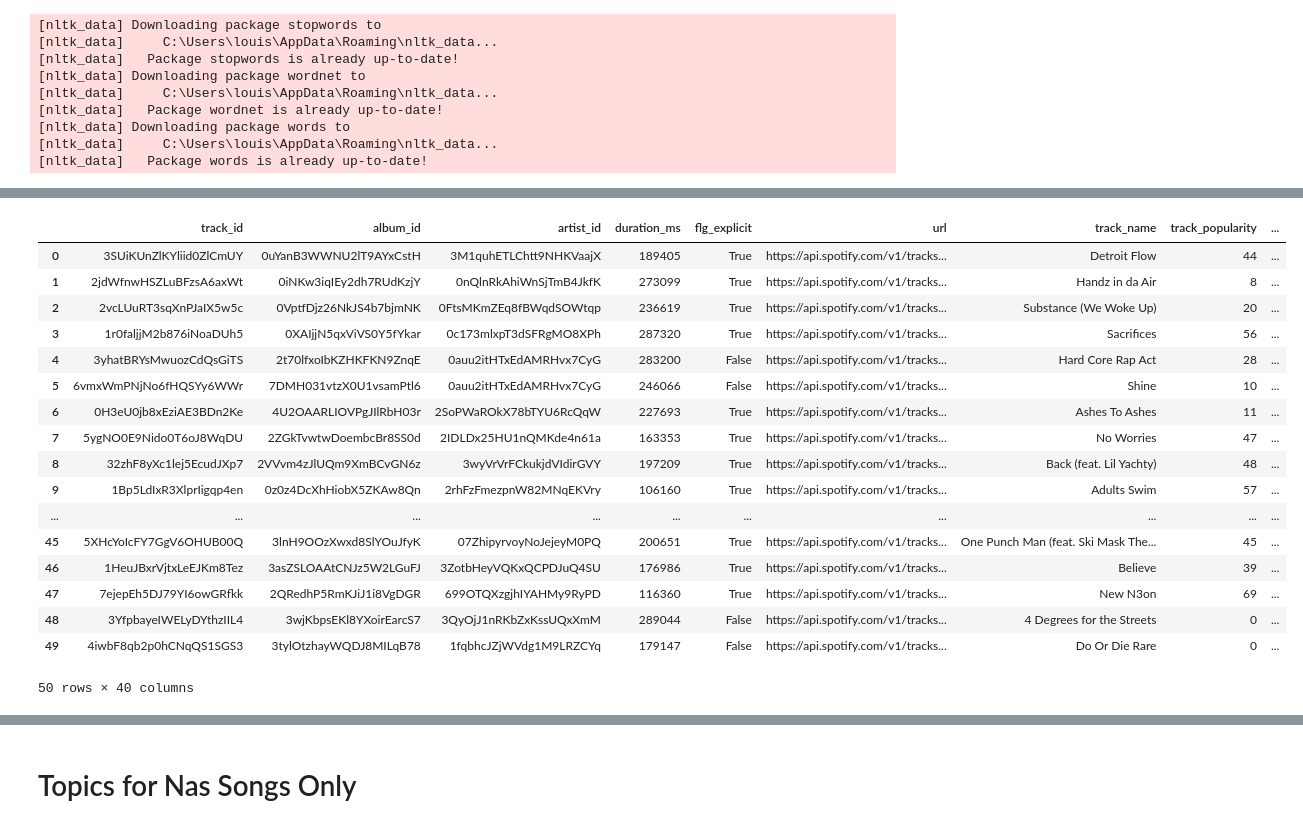
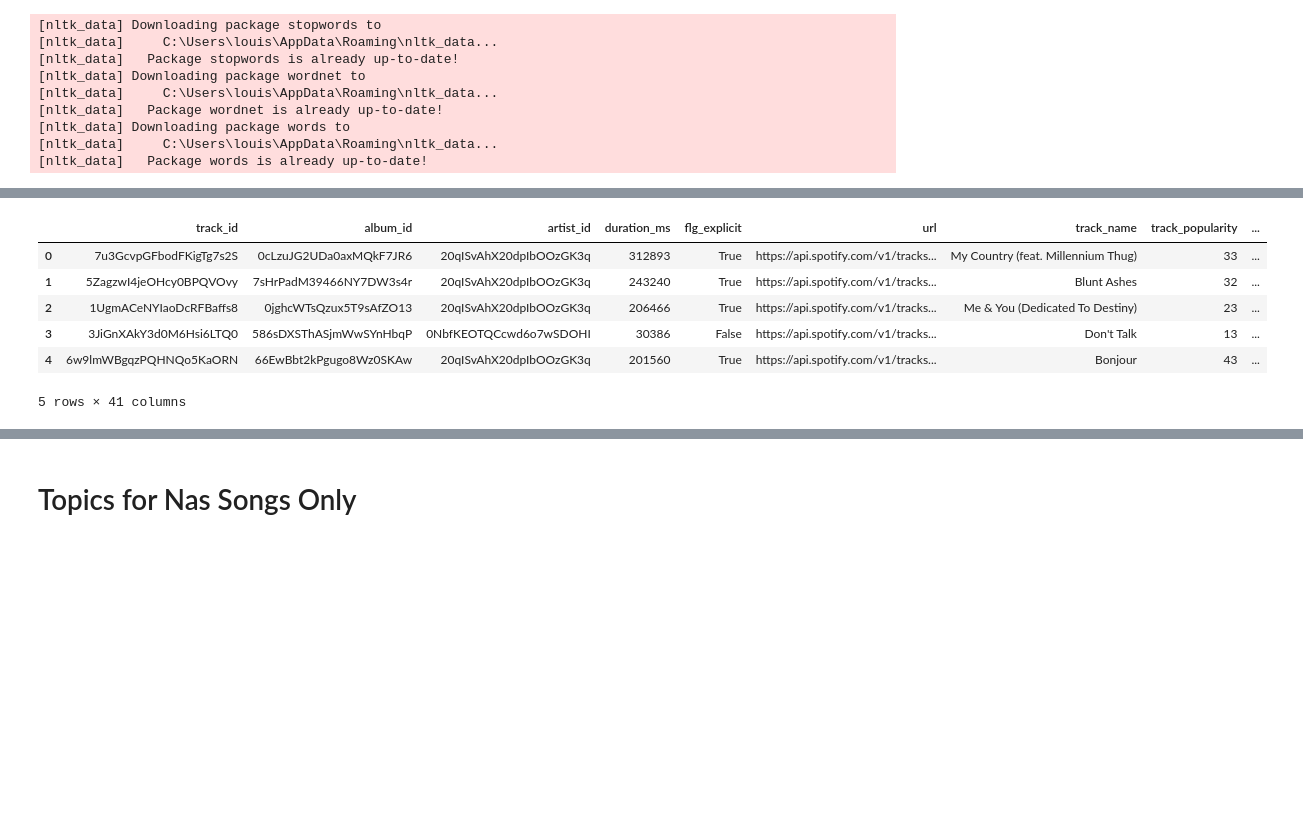
Before and after one commit to zack-tan/music-lyrics-analysis, a Jupyter notebook: Feature2Louis.ipynb, the cells around one changed output, grey strips where cells are left out. Cells and saved outputs as stored; diff of their text form; code cells hidden in the pictures; blank space fills up the shorter version.

```diff
--- a/Feature2Louis.ipynb
+++ b/Feature2Louis.ipynb
@@ -102,10 +103,11 @@ def get_coherence(model, text, id_dict, method='c_v'):
 # %%
 ### Function to join document-topic scores back to document dataset
 #Args: dataframe to join back into, corpus/bow, model to extract topics from
-def get_topics_in_df(df, corpus, model):
+def get_topics_in_df(df, corpus, model, num_topics):
 
     #set minimum probability to 0 to ensure all topic scores are extracted
-    get_document_topics = [model.get_document_topics(item,minimum_probability =0) for item in corpus]
+    get_document_topics = [model.get_document_topics(item, minimum_probability = -1, minimum_phi_value = -1) for item in corpus]
+    document_topic_list = get_document_topics
 
     temp_df = []
     for i in range(len(get_document_topics)):
@@ -117,6 +119,15 @@ def get_topics_in_df(df, corpus, model):
     temp_df = pd.DataFrame(temp_df)
     df = df.join(temp_df)
 
+    df.iloc[:,-num_topics:] = 0
+
+    j = 0
+    for document in document_topic_list:
+        for tup in document:
+            df.iloc[j, (len(df.columns) - (num_topics - int(tup[0]))) ] = float(tup[1])
+
+        j += 1
+
     return df
 # %%
 lyrics_lemmatized_all = lemmatizer(df_lyrics)
@@ -133,8 +144,8 @@ lda_model_all = LdaModel(corpus = corpus_all,
                     num_topics = ntopics,
                     random_state = 123,
                     passes=4,
-                    alpha=0.01,
-                    eta=0.01,
+                    alpha=0,
+                    eta=2,
                     per_word_topics=True)
 # %%
 #Show the LDA topics: topic 0
@@ -203,27 +202,28 @@ topic_names = {
+# %%
+#Name the topics
+topic_names = {
+    0:"Musicality/Flow/Lyricism",
+    1:"Flex/Money",
+    2:"Romance/Feelings",
+    3:"Struggle/Grind/Hustle",
+    4:"Trap/Drug",
+    5:"Violence/Gangster",
+    6:"Party/Sexuality",
+    7:"Feats/Artists/Shoutouts"
+}
 # %%
 #Join topics back to dataframe
 df_lyrics_topics = df_lyrics.copy()
-df_lyrics_topics = get_topics_in_df(df = df_lyrics, corpus = corpus_all, model = lda_model_all)
+df_lyrics_topics = get_topics_in_df(df = df_lyrics, corpus = corpus_all, model = lda_model_all, num_topics = 8)
 # %%
 df_lyrics_topics.rename(columns = topic_names, inplace = True)
 # %%
-df_lyrics_topics.head(50)
+df_lyrics_topics.head()
 # %% [output]
 |  | track_id | album_id | artist_id | duration_ms | flg_explicit | url | track_name | track_popularity | ... |
-| 0 | 3SUiKUnZlKYliid0ZlCmUY | 0uYanB3WWNU2lT9AYxCstH | 3M1quhETLChtt9NHKVaajX | 189405 | True | https://api.spotify.com/v1/tracks... | Detroit Flow | 44 | ... |
-| 1 | 2jdWfnwHSZLuBFzsA6axWt | 0iNKw3iqIEy2dh7RUdKzjY | 0nQlnRkAhiWnSjTmB4JkfK | 273099 | True | https://api.spotify.com/v1/tracks... | Handz in da Air | 8 | ... |
-| 2 | 2vcLUuRT3sqXnPJaIX5w5c | 0VptfDjz26NkJS4b7bjmNK | 0FtsMKmZEq8fBWqdSOWtqp | 236619 | True | https://api.spotify.com/v1/tracks... | Substance (We Woke Up) | 20 | ... |
-| 3 | 1r0faljjM2b876iNoaDUh5 | 0XAIjjN5qxViVS0Y5fYkar | 0c173mlxpT3dSFRgMO8XPh | 287320 | True | https://api.spotify.com/v1/tracks... | Sacrifices | 56 | ... |
-| 4 | 3yhatBRYsMwuozCdQsGiTS | 2t70lfxoIbKZHKFKN9ZnqE | 0auu2itHTxEdAMRHvx7CyG | 283200 | False | https://api.spotify.com/v1/tracks... | Hard Core Rap Act | 28 | ... |
-| 5 | 6vmxWmPNjNo6fHQSYy6WWr | 7DMH031vtzX0U1vsamPtl6 | 0auu2itHTxEdAMRHvx7CyG | 246066 | False | https://api.spotify.com/v1/tracks... | Shine | 10 | ... |
-| 6 | 0H3eU0jb8xEziAE3BDn2Ke | 4U2OAARLIOVPgJIlRbH03r | 2SoPWaROkX78bTYU6RcQqW | 227693 | True | https://api.spotify.com/v1/tracks... | Ashes To Ashes | 11 | ... |
-| 7 | 5ygNO0E9Nido0T6oJ8WqDU | 2ZGkTvwtwDoembcBr8SS0d | 2IDLDx25HU1nQMKde4n61a | 163353 | True | https://api.spotify.com/v1/tracks... | No Worries | 47 | ... |
-| 8 | 32zhF8yXc1lej5EcudJXp7 | 2VVvm4zJlUQm9XmBCvGN6z | 3wyVrVrFCkukjdVIdirGVY | 197209 | True | https://api.spotify.com/v1/tracks... | Back (feat. Lil Yachty) | 48 | ... |
-| 9 | 1Bp5LdIxR3XlprIigqp4en | 0z0z4DcXhHiobX5ZKAw8Qn | 2rhFzFmezpnW82MNqEKVry | 106160 | True | https://api.spotify.com/v1/tracks... | Adults Swim | 57 | ... |
-| ... | ... | ... | ... | ... | ... | ... | ... | ... | ... |
-| 45 | 5XHcYoIcFY7GgV6OHUB00Q | 3lnH9OOzXwxd8SlYOuJfyK | 07ZhipyrvoyNoJejeyM0PQ | 200651 | True | https://api.spotify.com/v1/tracks... | One Punch Man (feat. Ski Mask The... | 45 | ... |
-| 46 | 1HeuJBxrVjtxLeEJKm8Tez | 3asZSLOAAtCNJz5W2LGuFJ | 3ZotbHeyVQKxQCPDJuQ4SU | 176986 | True | https://api.spotify.com/v1/tracks... | Believe | 39 | ... |
-| 47 | 7ejepEh5DJ79YI6owGRfkk | 2QRedhP5RmKJiJ1i8VgDGR | 699OTQXzgjhIYAHMy9RyPD | 116360 | True | https://api.spotify.com/v1/tracks... | New N3on | 69 | ... |
-| 48 | 3YfpbayeIWELyDYthzIIL4 | 3wjKbpsEKl8YXoirEarcS7 | 3QyOjJ1nRKbZxKssUQxXmM | 289044 | False | https://api.spotify.com/v1/tracks... | 4 Degrees for the Streets | 0 | ... |
-| 49 | 4iwbF8qb2p0hCNqQS1SGS3 | 3tylOtzhayWQDJ8MILqB78 | 1fqbhcJZjWVdg1M9LRZCYq | 179147 | False | https://api.spotify.com/v1/tracks... | Do Or Die Rare | 0 | ... |
+| 0 | 7u3GcvpGFbodFKigTg7s2S | 0cLzuJG2UDa0axMQkF7JR6 | 20qISvAhX20dpIbOOzGK3q | 312893 | True | https://api.spotify.com/v1/tracks... | My Country (feat. Millennium Thug) | 33 | ... |
+| 1 | 5ZagzwI4jeOHcy0BPQVOvy | 7sHrPadM39466NY7DW3s4r | 20qISvAhX20dpIbOOzGK3q | 243240 | True | https://api.spotify.com/v1/tracks... | Blunt Ashes | 32 | ... |
+| 2 | 1UgmACeNYIaoDcRFBaffs8 | 0jghcWTsQzux5T9sAfZO13 | 20qISvAhX20dpIbOOzGK3q | 206466 | True | https://api.spotify.com/v1/tracks... | Me & You (Dedicated To Destiny) | 23 | ... |
+| 3 | 3JiGnXAkY3d0M6Hsi6LTQ0 | 586sDXSThASjmWwSYnHbqP | 0NbfKEOTQCcwd6o7wSDOHI | 30386 | False | https://api.spotify.com/v1/tracks... | Don't Talk | 13 | ... |
+| 4 | 6w9lmWBgqzPQHNQo5KaORN | 66EwBbt2kPgugo8Wz0SKAw | 20qISvAhX20dpIbOOzGK3q | 201560 | True | https://api.spotify.com/v1/tracks... | Bonjour | 43 | ... |
-50 rows × 40 columns
+5 rows × 41 columns
```
Also changed, not shown: parts of 24 cells of this notebook, 2 other files.
